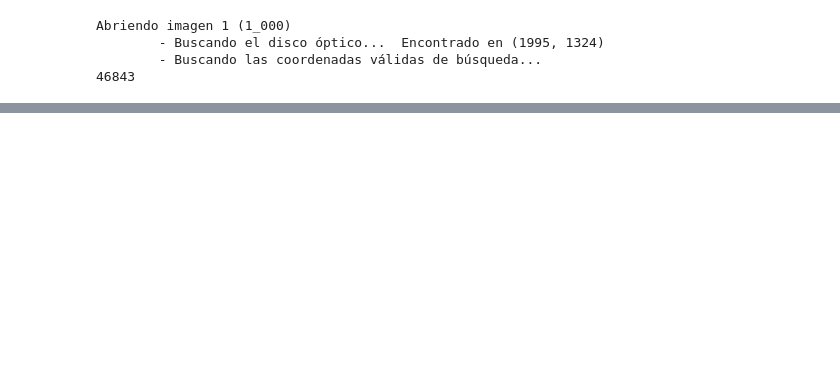
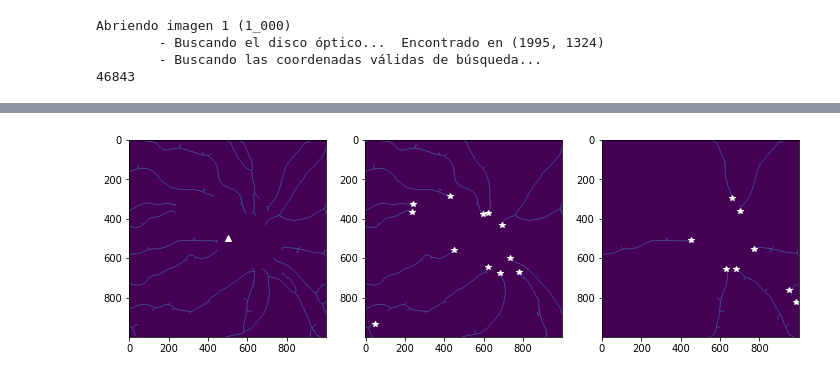
Before and after one commit to Lugiax/ojitos, a Jupyter notebook: automata_seguidor.ipynb, the cells around one changed output, grey strips where cells are left out. Cells and saved outputs as stored; diff of their text form; code cells hidden in the pictures; blank space fills up the shorter version.

```diff
--- a/automata_seguidor.ipynb
+++ b/automata_seguidor.ipynb
@@ -366,0 +366,14 @@ set()
+# %%
+do_art_pts = gart.selec_puntos_do((500,500))
+do_ven_pts = gven.selec_puntos_do((500,500))
+
+f, ax = plt.subplots(1,3, figsize=(12,4))
+ax[0].imshow(skeletonize(preds[..., 0]))
+ax[0].plot([500], [500], 'w^')
+ax[1].imshow(skeletonize(preds[..., 1]))
+dibujar_puntos(ax[1], do_art_pts)
+ax[2].imshow(skeletonize(preds[..., 2]))
+dibujar_puntos(ax[2], do_ven_pts)
+plt.show()
+# %% [output]
+[figure, added]
```
Also changed, not shown: parts of 7 cells of this notebook, 4 other files.
